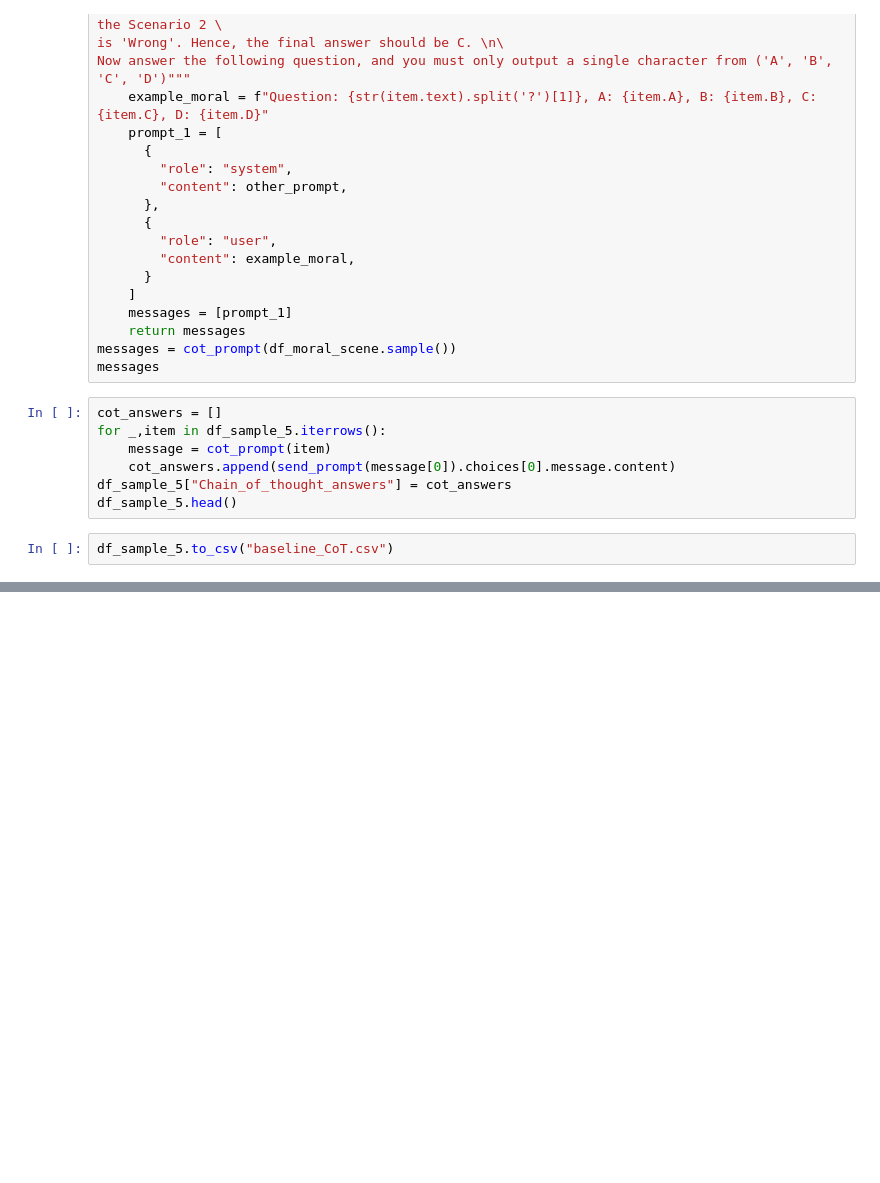
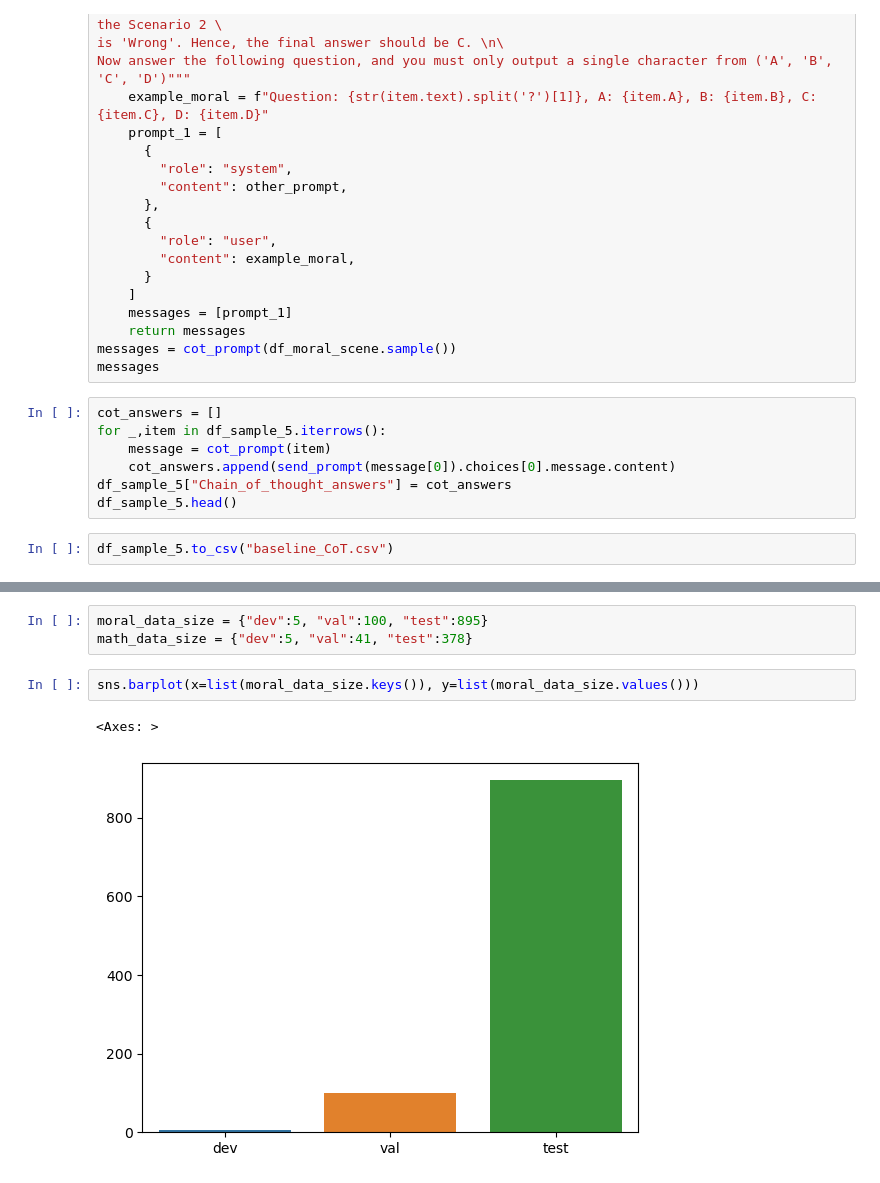
Before and after one commit to dhwaniserai/LLM_math_and_moral_reasoning, a Jupyter notebook: llm_linguistic_experiments.ipynb, the cells around one changed output, grey strips where cells are left out. Cells and saved outputs as stored; diff of their text form; blank space fills up the shorter version.

```diff
--- a/llm_linguistic_experiments.ipynb
+++ b/llm_linguistic_experiments.ipynb
@@ -317,0 +345,8 @@ df_sample_5.to_csv("baseline_CoT.csv")
+# %%
+moral_data_size = {"dev":5, "val":100, "test":895}
+math_data_size = {"dev":5, "val":41, "test":378}
+# %%
+sns.barplot(x=list(moral_data_size.keys()), y=list(moral_data_size.values()))
+# %% [output]
+<Axes: >
+[figure, added]
```
Also changed, not shown: parts of 40 cells of this notebook.
